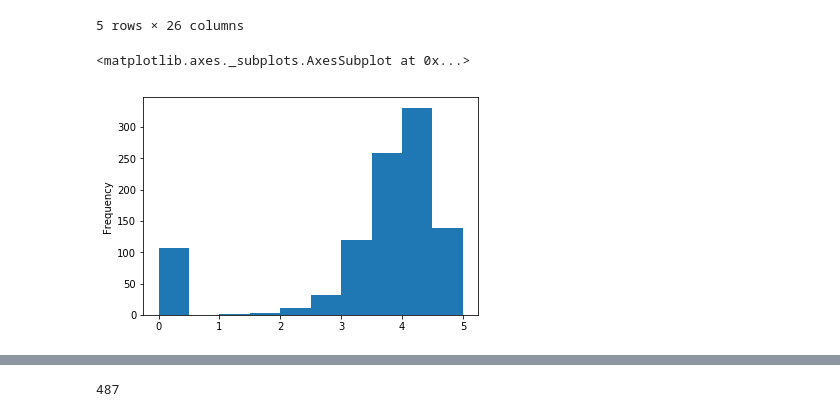
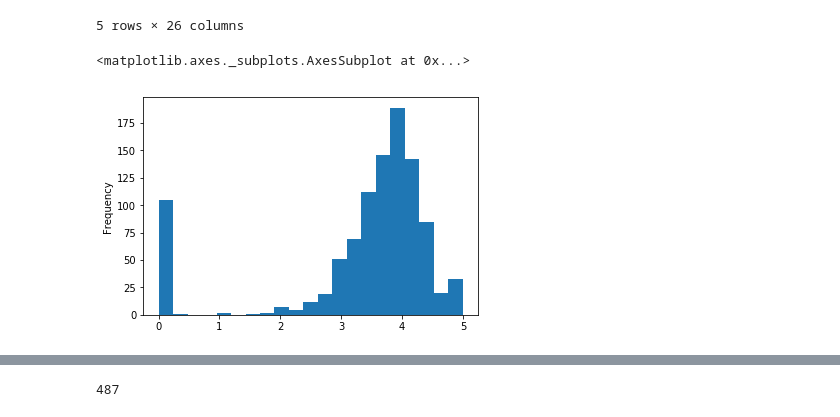
Before and after one commit to ebhtra/springboard, a Jupyter notebook: FirstLookCheckinEDA.ipynb, the cells around one changed output, grey strips where cells are left out. Saved outputs shown, nothing was run; the diff lists cells and outputs as text; code cells hidden in the pictures.

```diff
--- a/FirstLookCheckinEDA.ipynb
+++ b/FirstLookCheckinEDA.ipynb
@@ -163,7 +163,7 @@ sample_checkins.head()
 # save to push to github for sample viewing
 sample_checkins.to_csv('sample_checkins.csv')
 # %%
-sample_checkins.rating_score.plot(kind='hist')
+sample_checkins.rating_score.plot(kind='hist', bins=21)
 # %% [output]
 <matplotlib.axes._subplots.AxesSubplot at 0x...>
-[figure, old version]
+[figure, new version]
```
Also changed, not shown: parts of 67 cells of this notebook.
